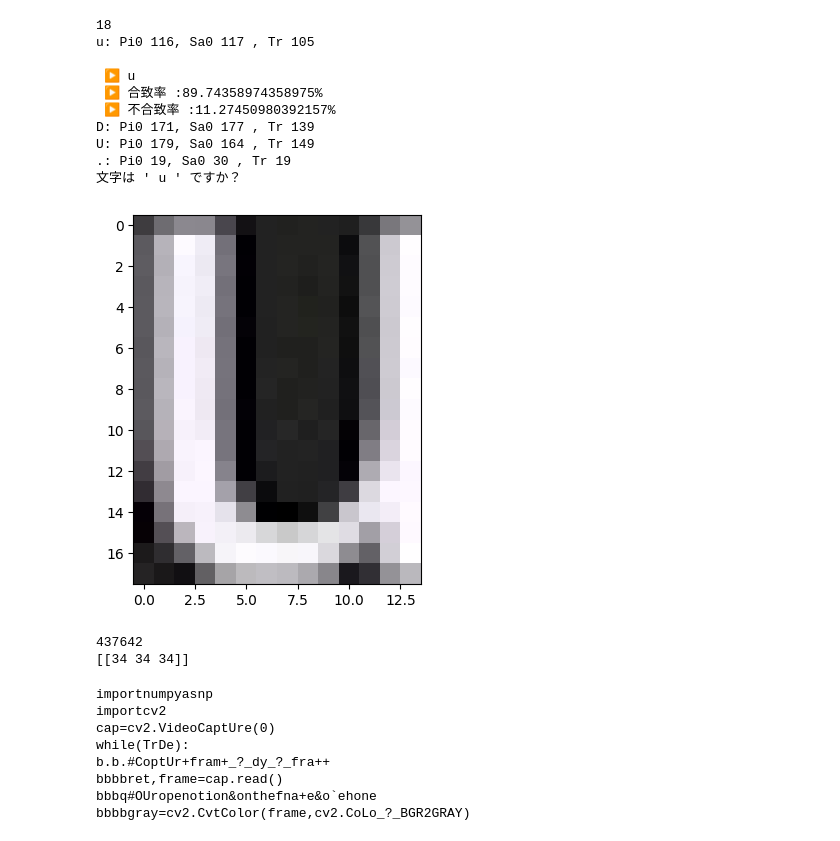
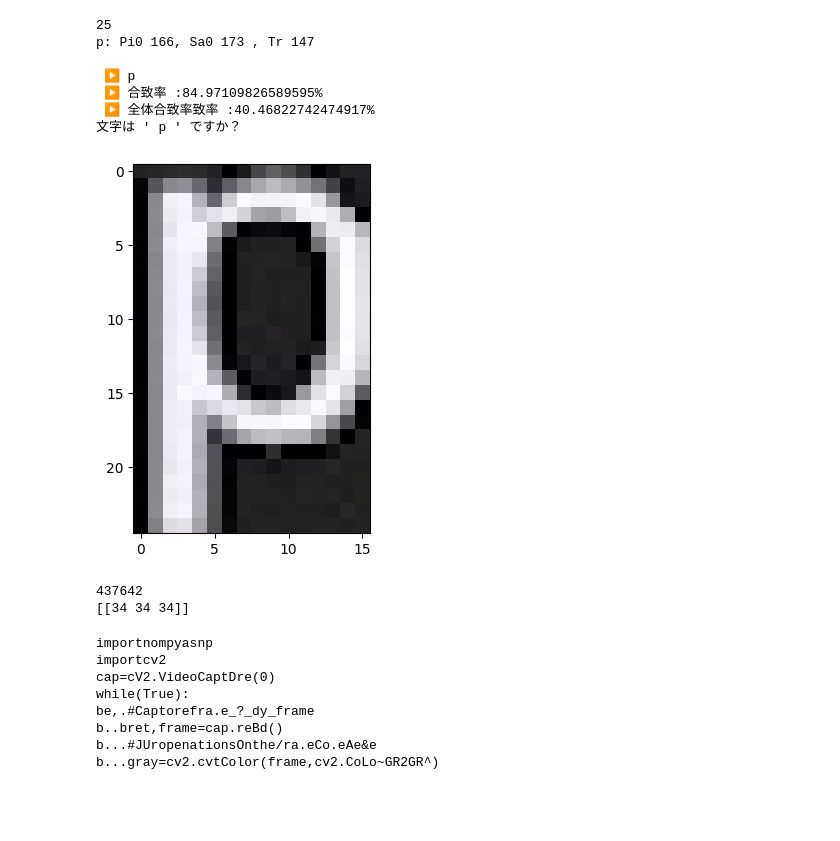
Before and after one commit to mtur2007/OCR_Reader, a Jupyter notebook: txtreader_Mk-II/textreader_Mk-II.ipynb, the cells around one changed output. Cells and saved outputs as stored; diff of their text form; code cells hidden in the pictures; blank space fills up the shorter version.

```diff
--- a/txtreader_Mk-II/textreader_Mk-II.ipynb
+++ b/txtreader_Mk-II/textreader_Mk-II.ipynb
@@ -1057,7 +1057,7 @@ def seach_txt(txtimage,seach_textdatas,kyoyou,dataslist,txt):
 
 
     #print(f'▶️▶️ {anserline} :{str(Max * 100)}%')
-    Min = 100
+    Max = 0
 
     if anserline == "":
         return "_?_"
@@ -1072,18 +1072,23 @@ def seach_txt(txtimage,seach_textdatas,kyoyou,dataslist,txt):
         Sa0 = np.shape(seach_textdatas[line][2])[1]
         Tr = np.count_nonzero(set_image[seach_textdatas[line][2]] == 0)
 
-        False0num = Pi0 - Tr + Sa0 - Tr
+        #False0num = Pi0 - Tr + Sa0 - Tr
+        #False0num = False0num / (seach_textdatas[line][1][1] * seach_textdatas[line][1][0])
 
-        False0num = False0num / (seach_textdatas[line][1][1] * seach_textdatas[line][1][0])
+        Tr_xy = Tr / (seach_textdatas[line][1][1] * seach_textdatas[line][1][0])
+        Sa_xy = Sa0 / (seach_textdatas[line][1][1] * seach_textdatas[line][1][0])
+
+        sougouritu = Tr_xy + (Tr_xy - Sa_xy)
+
 
         if txt != "":
             print(f"{seach_textdatas[line][3]}: Pi0 {Pi0}, Sa0 {Sa0} , Tr {Tr}")
 
         if txt != "None" and seach_textdatas[line][3] == txt:
-            print(f"\n ▶️ {seach_textdatas[anserline][3]}\n ▶️ 合致率 :{syougouritu * 100}%\n ▶️ 不合致率 :{False0num * 100}%")
+            print(f"\n ▶️ {seach_textdatas[anserline][3]}\n ▶️ 合致率 :{syougouritu * 100}%\n ▶️ 全体合致率致率 :{sougouritu * 100}%")
 
-        if False0num < Min:
-            Min = False0num
+        if sougouritu > Max:
+            Max = sougouritu
             anserline = line
 
 
@@ -1097,47 +1102,44 @@ for imagename in imageslist:
 
     if imageslist[0] == "/Users/matsuurakenshin/WorkSpace/development/txtreader/txtreader_Mk-II/textdata.jpeg":
         dataslist = image_removal_background(imagename,[36,36,36],180)
     else:
-        dataslist = image_removal_background(imagename,[34,34,34],120)
+        dataslist = image_removal_background(imagename,[34,34,34],110)
 
     dataslist = seach_txtposition(dataslist,120)
     dataslist = txtdatas_insert(dataslist)
 
     print_textdatas(dataslist,"Alltextimages.text")
     txtimage = dataslist["Alltxtimages"]
     txtdata = dataslist["Alltxtdatas"]
     #plt.imshow(readtxt_imshow(dataslist))
     #plt.imshow(cv2.resize(txtimage[0][0],dsize=(10,30)))
     #print(txtdata[0][1])
-    print_textdatas(dataslist,"textdataslist_printfile.txt")
+    #print_textdatas(dataslist,"textdataslist_printfile.txt")
 
 #-----------------------------------------------------------------------------------------------------------
 
-line,lennum = 0,7
+line,lennum = 0,9
 
-txt = "u"
+txt = "p"
 
 print(len(txtimage[line][lennum]))
 
 if len(txtimage[line][lennum]) != 0:
     print(f"文字は ' {seach_txt(txtimage[line][lennum],seach_textdatas,0.15,dataslist,txt)} ' ですか？")
     #print(textdata[num])
     plt.imshow(txtimage[line][lennum])
 
 else:
     print(f"文字は Air判定 です。")
 # %% [output]
-18
-u: Pi0 116, Sa0 117 , Tr 105
+25
+p: Pi0 166, Sa0 173 , Tr 147
 
- ▶️ u
- ▶️ 合致率 :89.74358974358975%
- ▶️ 不合致率 :11.27450980392157%
-D: Pi0 171, Sa0 177 , Tr 139
-U: Pi0 179, Sa0 164 , Tr 149
-.: Pi0 19, Sa0 30 , Tr 19
-文字は ' u ' ですか？
+ ▶️ p
+ ▶️ 合致率 :84.97109826589595%
+ ▶️ 全体合致率致率 :40.46822742474917%
+文字は ' p ' ですか？
-[figure, old version]
+[figure, new version]
 # %%
 a = np.array([0, 0, 0, 30, 10, 10, 20])
 
@@ -1197,11 +1199,11 @@ for line in txtimage:
 
     print(txtanser)
 # %% [output]
-importnumpyasnp
+importnompyasnp
 importcv2
-cap=cv2.VideoCaptUre(0)
-while(TrDe):
-b.b.#CoptUr+fram+_?_dy_?_fra++
-bbbbret,frame=cap.read()
-bbbq#OUropenotion&onthefna+e&o`ehone
-bbbbgray=cv2.CvtColor(frame,cv2.CoLo_?_BGR2GRAY)
+cap=cV2.VideoCaptDre(0)
+while(True):
+be,.#Captorefra.e_?_dy_frame
+b..bret,frame=cap.reBd()
+b...#JUropenationsOnthe/ra.eCo.eAe&e
+b...gray=cv2.cvtColor(frame,cv2.CoLo~GR2GR^)
```
Also changed, not shown: 4 other files.
